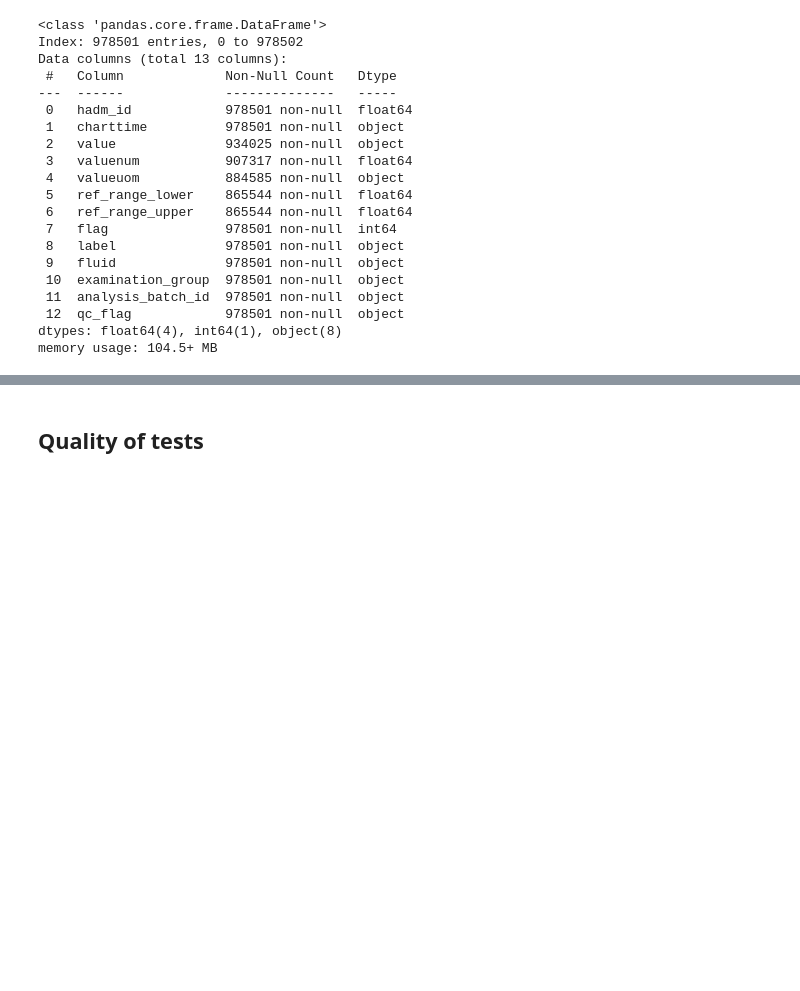
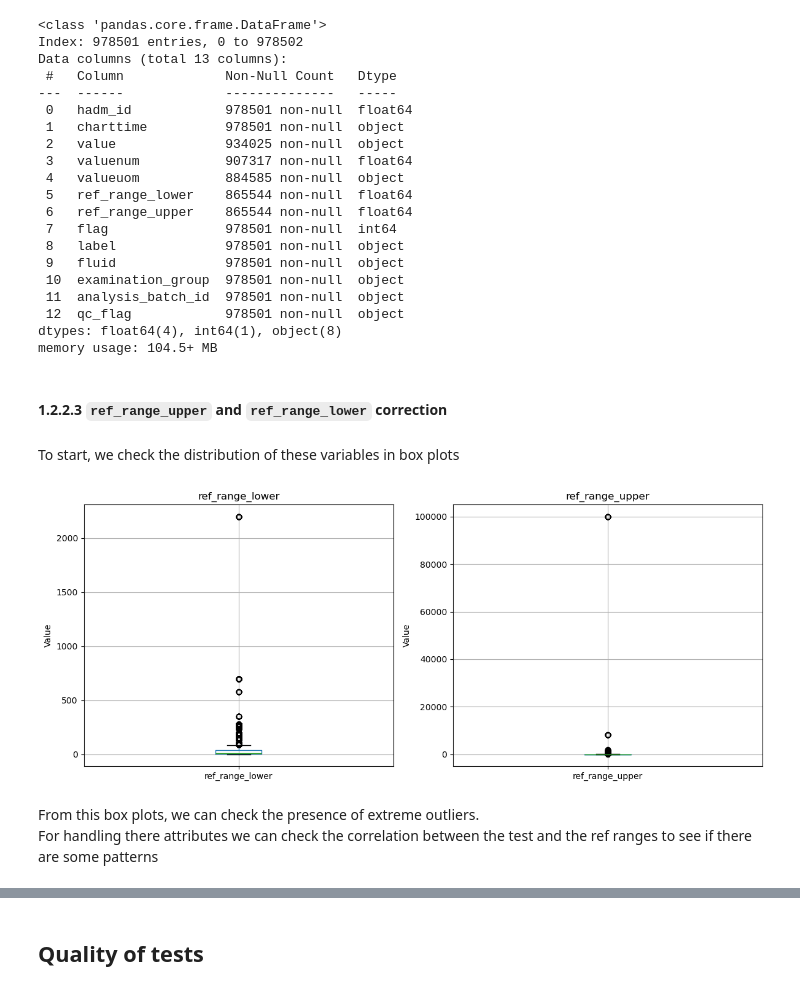
Before and after one commit to GabrieleGiannessi/DADH-project-2025-26, a Jupyter notebook: Tasks/1/Laboratory_events.ipynb, the cells around one changed output, grey strips where cells are left out. Saved outputs shown, nothing was run; the diff lists cells and outputs as text; code cells hidden in the pictures; blank space fills up the shorter version.

Commit message:
Adding box plot on range reference values

```diff
--- a/Tasks/1/Laboratory_events.ipynb
+++ b/Tasks/1/Laboratory_events.ipynb
@@ -225,3 +195,25 @@ Data columns (total 13 columns):
  12  qc_flag            978501 non-null  object
 dtypes: float64(4), int64(1), object(8)
 memory usage: 104.5+ MB
+# %% [markdown]
+#### 1.2.2.3 `ref_range_upper` and `ref_range_lower` correction
+# %% [markdown]
+To start, we check the distribution of these variables in box plots
+# %%
+fig, axes = plt.subplots(1, 2, figsize=(12, 5))
+
+df.boxplot(column='ref_range_lower', ax=axes[0])
+axes[0].set_title('ref_range_lower')
+axes[0].set_ylabel('Value')
+
+df.boxplot(column='ref_range_upper', ax=axes[1])
+axes[1].set_title('ref_range_upper')
+axes[1].set_ylabel('Value')
+
+plt.tight_layout()
+plt.show()
+# %% [output]
+[figure, added]
+# %% [markdown]
+From this box plots, we can check the presence of extreme outliers. <br>
+For handling there attributes we can check the correlation between the test and the ref ranges to see if there are some patterns
```
Also changed, not shown: parts of 36 cells of this notebook, 1 other file.
